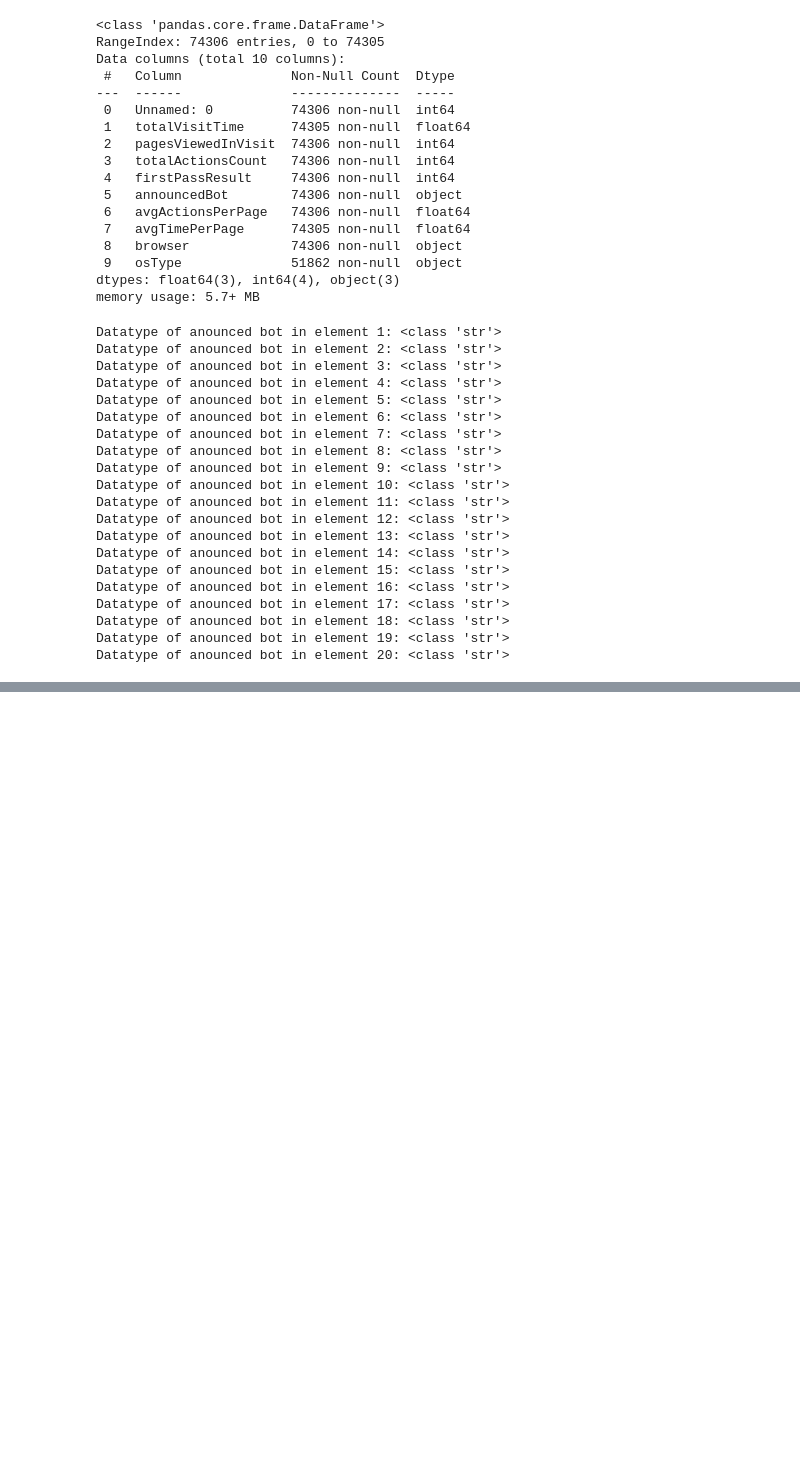
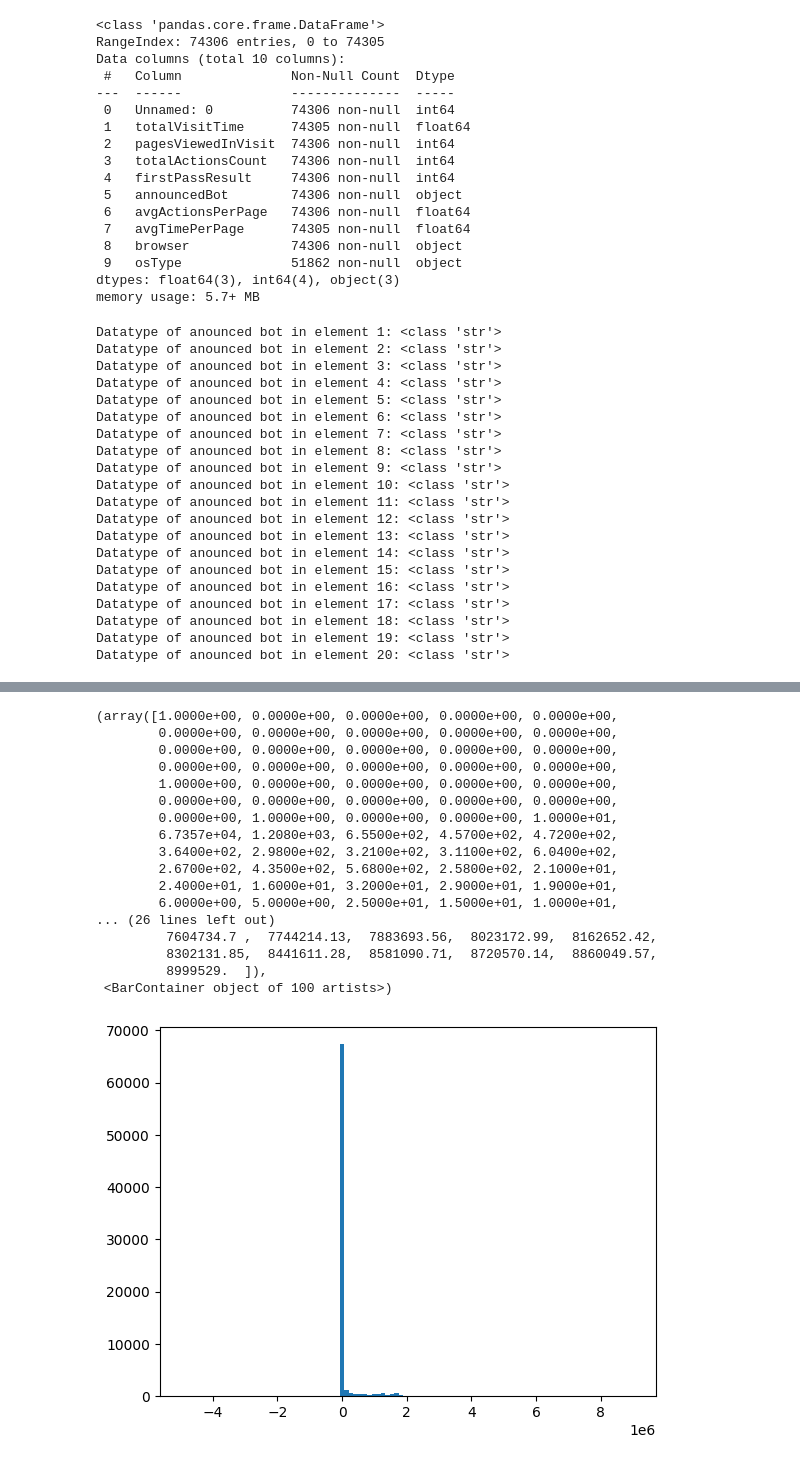
Before and after one commit to MichealNestor01/Veracity-Trust-Network-Event, a Jupyter notebook: exercises.ipynb, the cells around one changed output, grey strips where cells are left out. Drawn from its saved outputs; the diff is of its cells as text; code cells hidden in the pictures; blank space fills up the shorter version.

```diff
--- a/exercises.ipynb
+++ b/exercises.ipynb
@@ -71,0 +85,24 @@ example_data[:10]
+# %%
+# 2.2
+
+# total visit time histogram
+plt.hist(example_data['totalVisitTime'], bins=100)
+# %% [output]
+(array([1.0000e+00, 0.0000e+00, 0.0000e+00, 0.0000e+00, 0.0000e+00,
+        0.0000e+00, 0.0000e+00, 0.0000e+00, 0.0000e+00, 0.0000e+00,
+        0.0000e+00, 0.0000e+00, 0.0000e+00, 0.0000e+00, 0.0000e+00,
+        0.0000e+00, 0.0000e+00, 0.0000e+00, 0.0000e+00, 0.0000e+00,
+        1.0000e+00, 0.0000e+00, 0.0000e+00, 0.0000e+00, 0.0000e+00,
+        0.0000e+00, 0.0000e+00, 0.0000e+00, 0.0000e+00, 0.0000e+00,
+        0.0000e+00, 1.0000e+00, 0.0000e+00, 0.0000e+00, 1.0000e+01,
+        6.7357e+04, 1.2080e+03, 6.5500e+02, 4.5700e+02, 4.7200e+02,
+        3.6400e+02, 2.9800e+02, 3.2100e+02, 3.1100e+02, 6.0400e+02,
+        2.6700e+02, 4.3500e+02, 5.6800e+02, 2.5800e+02, 2.1000e+01,
+        2.4000e+01, 1.6000e+01, 3.2000e+01, 2.9000e+01, 1.9000e+01,
+        6.0000e+00, 5.0000e+00, 2.5000e+01, 1.5000e+01, 1.0000e+01,
+... (26 lines left out)
+         7604734.7 ,  7744214.13,  7883693.56,  8023172.99,  8162652.42,
+         8302131.85,  8441611.28,  8581090.71,  8720570.14,  8860049.57,
+         8999529.  ]),
+ <BarContainer object of 100 artists>)
+[figure, added]
```
Also changed, not shown: parts of 3 cells of this notebook.
